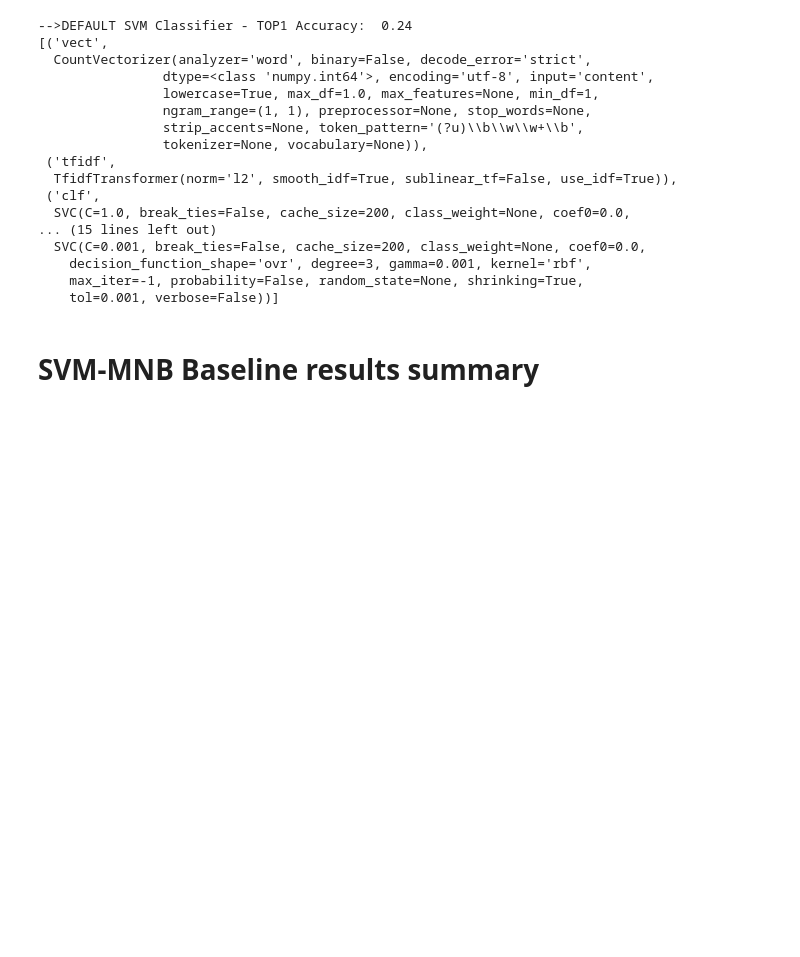
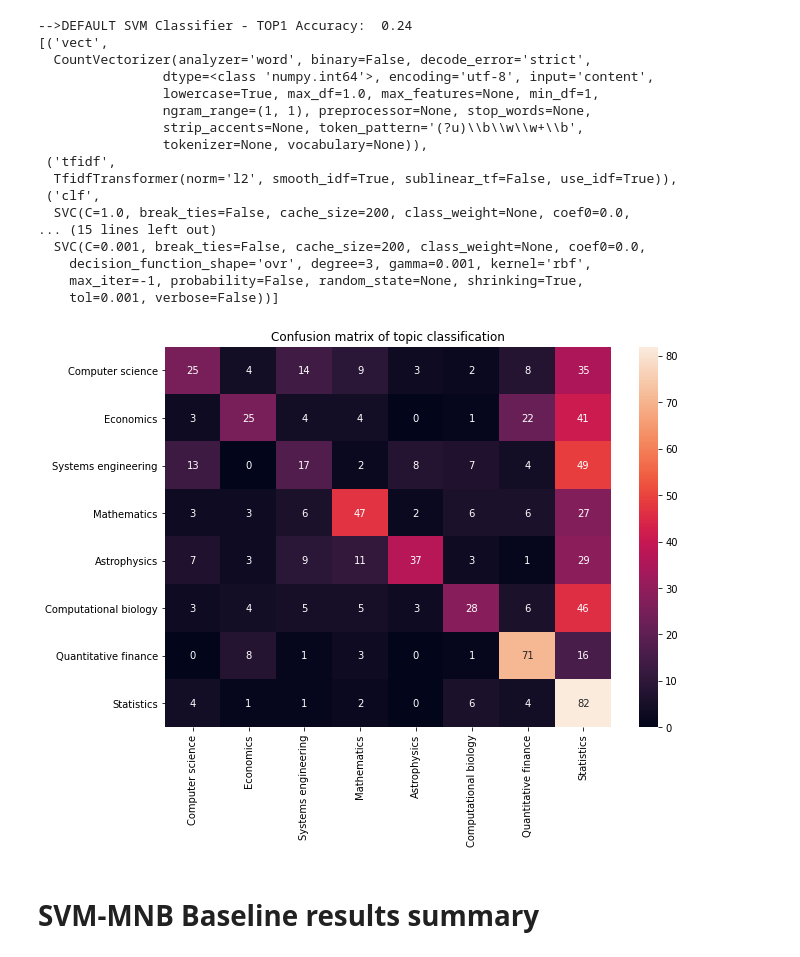
Before and after one commit to andresC98/One-Shot-DocClassifier, a Jupyter notebook: Notebooks/Classification_Baselines_(Top1Acc)_Wiki_and_ArXiv_datasets.ipynb, the cells around one changed output. Cells and saved outputs as stored; diff of their text form; code cells hidden in the pictures; blank space fills up the shorter version.

```diff
--- a/Notebooks/Classification_Baselines_(Top1Acc)_Wiki_and_ArXiv_datasets.ipynb
+++ b/Notebooks/Classification_Baselines_(Top1Acc)_Wiki_and_ArXiv_datasets.ipynb
@@ -533,6 +553,11 @@ pprint(svm.get_params(deep=False)['steps'])
     decision_function_shape='ovr', degree=3, gamma=0.001, kernel='rbf',
     max_iter=-1, probability=False, random_state=None, shrinking=True,
     tol=0.001, verbose=False))]
+# %%
+y_pred = svm.predict(x_test)
+doc_utils.plotConfMatrix(y_test, y_pred, model="SVM", dataset_type='arxiv')
+# %% [output]
+[figure, added]
 # %% [markdown]
 # SVM-MNB Baseline results summary
 # %% [markdown]
```
Also changed, not shown: parts of 4 cells of this notebook.
